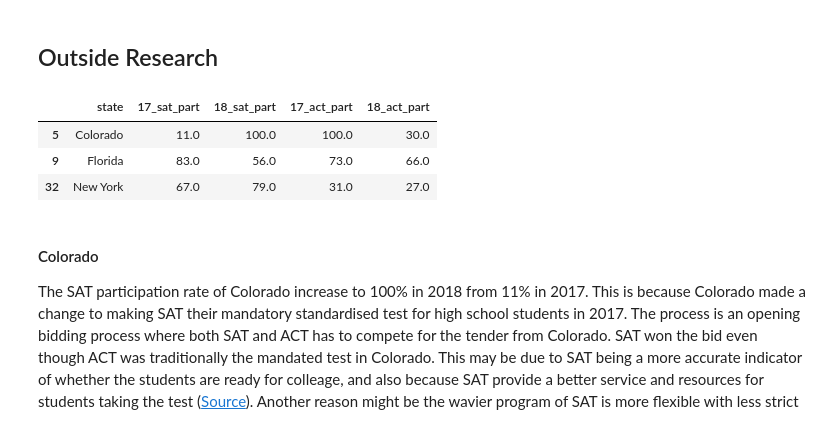
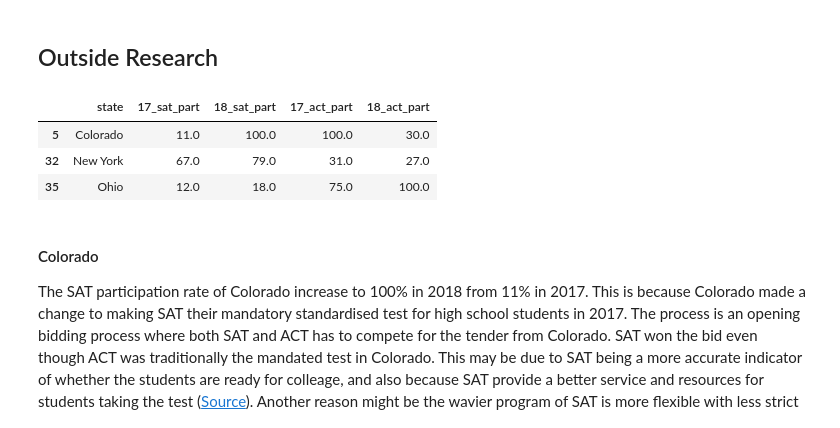
Before and after one commit to Singforthelaughter/dsi12project, a Jupyter notebook: code/starter-code.ipynb, the cells around one changed output. Saved outputs shown, nothing was run; the diff lists cells and outputs as text; code cells hidden in the pictures.

```diff
--- a/code/starter-code.ipynb
+++ b/code/starter-code.ipynb
@@ -1259,12 +1259,12 @@ Since P is significantly smaller than 0.05, we can reject H0 and conclude that t
 # %% [markdown]
 ## Outside Research
 # %%
-final[(final['state'] == 'Colorado')|(final['state'] == 'Florida')|(final['state'] == 'New York')][['state','17_sat_part','18_sat_part','17_act_part','18_act_part']]
+final[(final['state'] == 'Colorado')|(final['state'] == 'Ohio')|(final['state'] == 'New York')][['state','17_sat_part','18_sat_part','17_act_part','18_act_part']]
 # %% [output]
 |  | state | 17_sat_part | 18_sat_part | 17_act_part | 18_act_part |
 | 5 | Colorado | 11.0 | 100.0 | 100.0 | 30.0 |
-| 9 | Florida | 83.0 | 56.0 | 73.0 | 66.0 |
 | 32 | New York | 67.0 | 79.0 | 31.0 | 27.0 |
+| 35 | Ohio | 12.0 | 18.0 | 75.0 | 100.0 |
 # %% [markdown]
 #### Colorado
 
```
Also changed, not shown: parts of 12 cells of this notebook, 2 other files.
